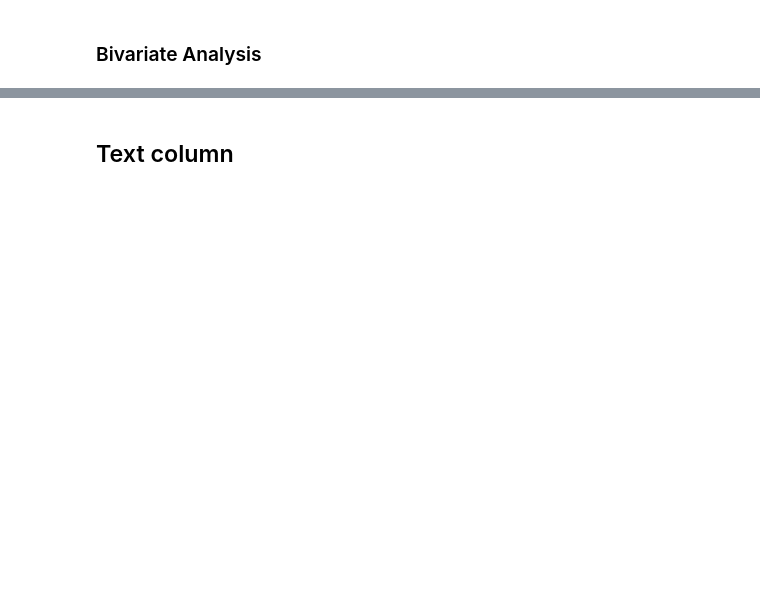
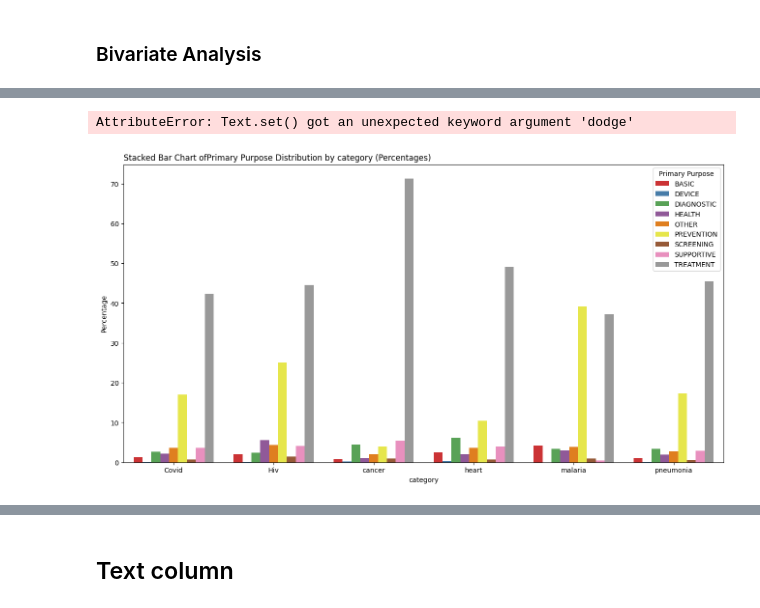
Before and after one commit to danielkimutai/dt, a Jupyter notebook: index.ipynb, the cells around one changed output, grey strips where cells are left out. Cells and saved outputs as stored; diff of their text form; code cells hidden in the pictures; blank space fills up the shorter version.

```diff
--- a/index.ipynb
+++ b/index.ipynb
@@ -753,0 +893,5 @@ for col in cols:
+# %%
+stacked_bar(df,"Primary Purpose","category")
+# %% [output]
+AttributeError: Text.set() got an unexpected keyword argument 'dodge'
+[figure, added]
```
Also changed, not shown: parts of 12 cells of this notebook.
